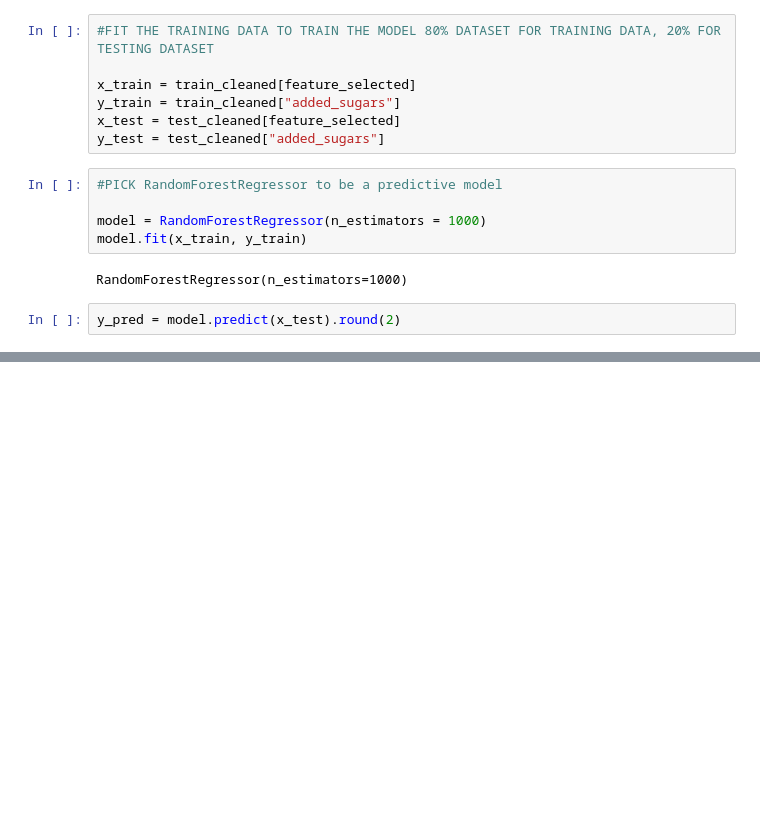
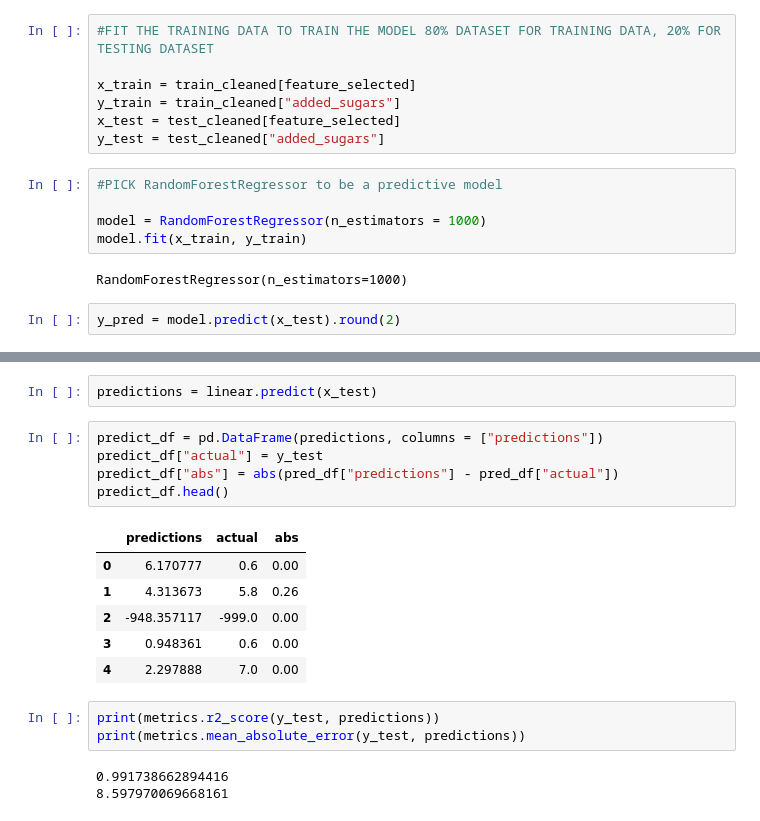
Before and after one commit to hieutrn1205/DS_DA_Project, a Jupyter notebook: HieuTran.Python.ipynb, the cells around one changed output, grey strips where cells are left out. Saved outputs shown, nothing was run; the diff lists cells and outputs as text; blank space fills up the shorter version.

```diff
--- a/HieuTran.Python.ipynb
+++ b/HieuTran.Python.ipynb
@@ -413,0 +442,20 @@ Mean Absolute Error: 0.041692813691533
+# %%
+predictions = linear.predict(x_test)
+# %%
+predict_df = pd.DataFrame(predictions, columns = ["predictions"])
+predict_df["actual"] = y_test
+predict_df["abs"] = abs(pred_df["predictions"] - pred_df["actual"])
+predict_df.head()
+# %% [output]
+|  | predictions | actual | abs |
+| 0 | 6.170777 | 0.6 | 0.00 |
+| 1 | 4.313673 | 5.8 | 0.26 |
+| 2 | -948.357117 | -999.0 | 0.00 |
+| 3 | 0.948361 | 0.6 | 0.00 |
+| 4 | 2.297888 | 7.0 | 0.00 |
+# %%
+print(metrics.r2_score(y_test, predictions))
+print(metrics.mean_absolute_error(y_test, predictions))
+# %% [output]
+0.991738662894416
+8.597970069668161
```
Also changed, not shown: parts of 5 cells of this notebook.
